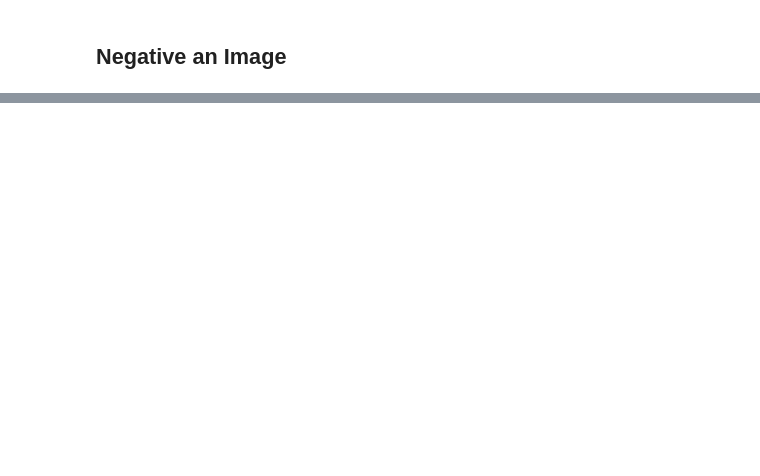
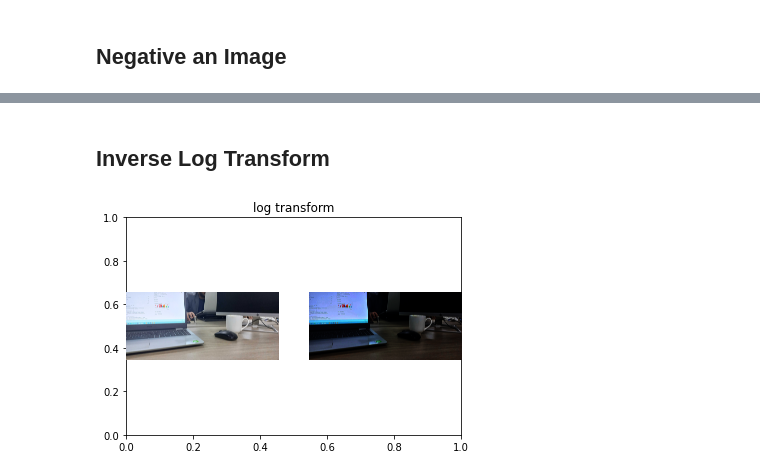
Before and after one commit to teddy-teem/ImageProcessing, a Jupyter notebook: ImageProcessing.ipynb, the cells around one changed output, grey strips where cells are left out. Saved outputs shown, nothing was run; the diff lists cells and outputs as text; code cells hidden in the pictures; blank space fills up the shorter version.

```diff
--- a/ImageProcessing.ipynb
+++ b/ImageProcessing.ipynb
@@ -102,0 +136,12 @@ m_im = negativeImageOnlyNonZeroPixels(realIamge);
+# %% [markdown]
+## Inverse Log Transform
+# %%
+def inverseLogTranform(image):
+  c = 255 / np.log(1+np.max(image))
+  log_image = np.exp(image**1/c)-1
+  log_image = np.array(log_image, dtype="int64")
+  drawTwoImage(image, log_image, "log transform")
+realIamge = plt.imread("./new.jpg");
+m_im = inverseLogTranform(realIamge);
+# %% [output]
+[figure, added]
```
Also changed, not shown: parts of 16 cells of this notebook.
